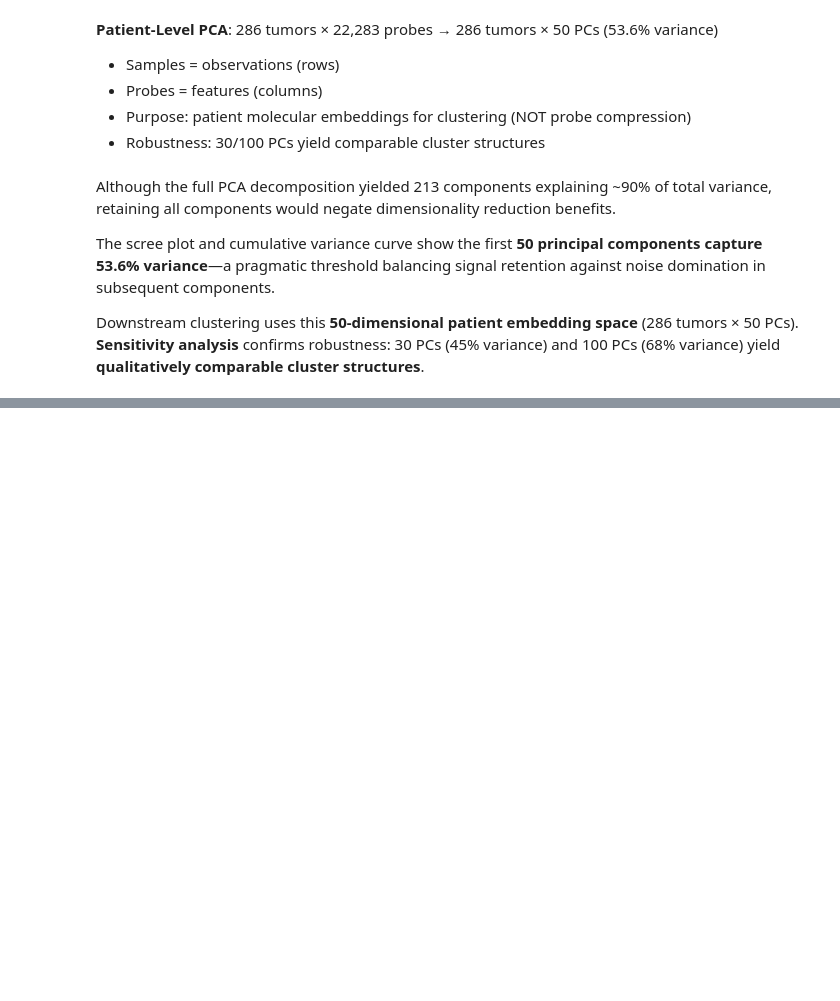
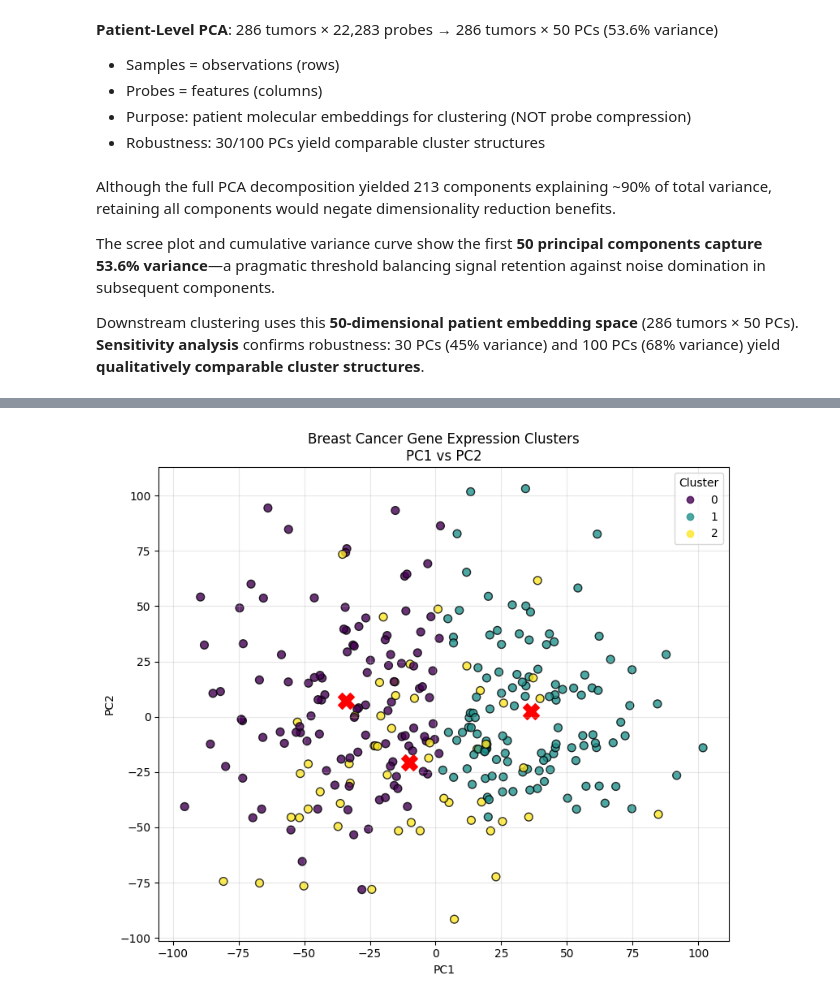
Before and after one commit to ibejerano/unie-healthcare-clustering, a Jupyter notebook: src/breast_cancer_clustering_GSE2034.ipynb, the cells around one changed output, grey strips where cells are left out. Drawn from its saved outputs; the diff is of its cells as text; code cells hidden in the pictures; blank space fills up the shorter version.

```diff
--- a/src/breast_cancer_clustering_GSE2034.ipynb
+++ b/src/breast_cancer_clustering_GSE2034.ipynb
@@ -1240,0 +1316,41 @@ np.save("../datasets/X_pca50_scores.npy", X_pca_k)
+# %%
+import matplotlib.pyplot as plt
+import numpy as np
+
+# First two principal components
+pc1 = X_pca_k[:, 0]
+pc2 = X_pca_k[:, 1]
+
+plt.figure(figsize=(8, 7))
+scatter = plt.scatter(
+    pc1, pc2,
+    c=cluster_labels,
+    cmap="viridis",
+    s=50,
+    alpha=0.8,
+    edgecolor="k",
+)
+
+# ----- FIXED CENTROIDS (no vstack) -----
+centroids = []
+for k in np.unique(cluster_labels):
+    cx = pc1[cluster_labels == k].mean()
+    cy = pc2[cluster_labels == k].mean()
+    centroids.append([cx, cy])
+centroids = np.array(centroids)  # (n_clusters, 2)
+
+plt.scatter(
+    centroids[:, 0], centroids[:, 1],
+    c="red", s=200, marker="X", label="Cluster centroids"
+)
+# --------------------------------------
+
+plt.xlabel("PC1")
+plt.ylabel("PC2")
+plt.title("Breast Cancer Gene Expression Clusters\nPC1 vs PC2")
+plt.legend(*scatter.legend_elements(), title="Cluster")
+plt.grid(alpha=0.3)
+plt.tight_layout()
+plt.show()
+# %% [output]
+[figure, added]
```
Also changed, not shown: parts of 23 cells of this notebook.
